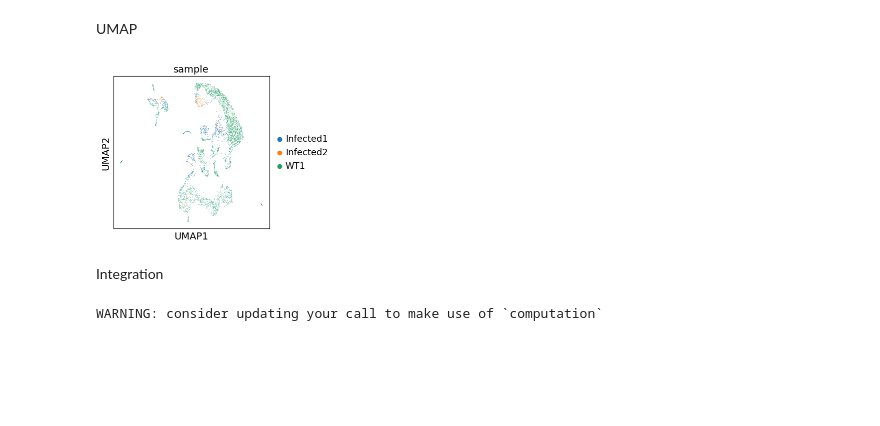
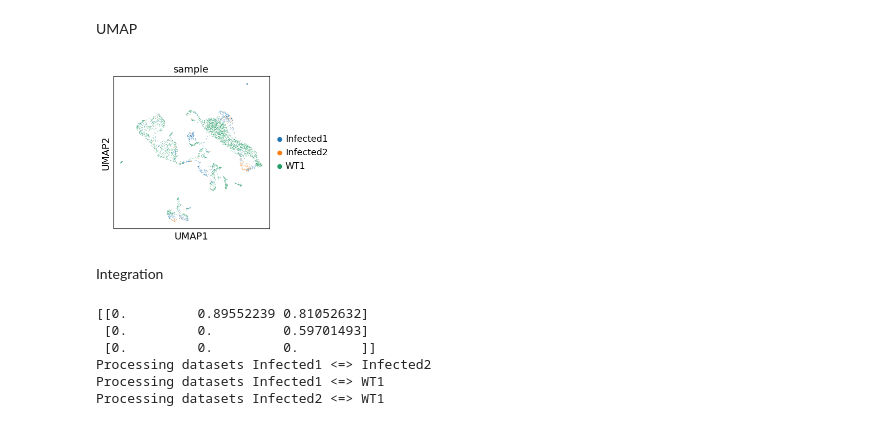
Before and after one commit to CorwinAnsley/biol5177_work, a Jupyter notebook: cw_2/cw_analysis.ipynb, the cells around one changed output. Drawn from its saved outputs; the diff is of its cells as text; code cells hidden in the pictures; blank space fills up the shorter version.

```diff
--- a/cw_2/cw_analysis.ipynb
+++ b/cw_2/cw_analysis.ipynb
@@ -33,11 +33,12 @@ def load_count_data_csv(data_dir, samples, counts_matrix = 'counts_matrix.csv',
     adata = ad.concat(adata_dict, label="sample")
     #adata.obs_names_make_unique()
 
-    return adata
+    return adata, adata_dict
 
     #return adata_dict
 
-adata = load_count_data_csv(DATA_DIR, SAMPLES)
+#adata = load_count_data_csv(DATA_DIR, SAMPLES)
+adata, adata_dict = load_count_data_csv(DATA_DIR, SAMPLES)
 # %% [output]
 Infected1
 Infected2
@@ -63,17 +64,24 @@ sc.pl.scatter(adata, "total_counts", "n_genes_by_counts", color="pct_counts_mt")
 # %% [markdown]
 Filter
 # %%
-sc.pp.filter_cells(adata, min_genes=100)
-sc.pp.filter_cells(adata, max_genes=2500)
-sc.pp.filter_genes(adata, min_cells=3)
+def qc_filters(adata, min_genes=100, max_genes=2500, min_cells=3):
+    sc.pp.filter_cells(adata, min_genes=100)
+    sc.pp.filter_cells(adata, max_genes=2500)
+    sc.pp.filter_genes(adata, min_cells=3)
+    return adata
+adata = qc_filters(adata)
 # %% [markdown]
 Normalise data
 # %%
-adata.layers["counts"] = adata.X.copy()
-# Normalizing to median total counts
-sc.pp.normalize_total(adata)
-# Logarithmize
-sc.pp.log1p(adata)
+def normalise_data(adata):
+    adata.layers["counts"] = adata.X.copy()
+    # Normalizing to median total counts
+    sc.pp.normalize_total(adata)
+    # Logarithmize
+    sc.pp.log1p(adata)
+    return adata
+
+adata = normalise_data(adata)
 # %% [markdown]
 Feature selection
 # %%
@@ -108,23 +116,30 @@ sc.pl.pca(
 # %% [markdown]
 UMAP
 # %%
-sc.pp.neighbors(adata, n_pcs=19)
-sc.tl.umap(adata)
+uninter_adata = adata.copy()
+sc.pp.neighbors(uninter_adata, n_pcs=28)
+sc.tl.umap(uninter_adata)
 # %%
 sc.pl.umap(
-    adata,
+    uninter_adata,
     color="sample",
     size=2,
     return_fig=True
-).savefig('./plots/i_umap.pdf', bbox_inches='tight')
+).savefig('./plots/umap.pdf', bbox_inches='tight')
 #fig.savefig('test.png')
 # %% [output]
-[figure, old version]
+[figure, new version]
 # %% [markdown]
 Integration
 # %%
-#sc.external.pp.scanorama_integrate(adata, "sample")
-adata_integrated = sc.external.pp.bbknn(adata, batch_key="sample")
+adata_integrated = adata.copy()
+sc.external.pp.scanorama_integrate(adata_integrated, "sample")
+#adata_integrated = sc.external.pp.bbknn(adata, batch_key="sample")
 # %% [output]
-WARNING: consider updating your call to make use of `computation`
+[[0.         0.89552239 0.81052632]
+ [0.         0.         0.59701493]
+ [0.         0.         0.        ]]
+Processing datasets Infected1 <=> Infected2
+Processing datasets Infected1 <=> WT1
+Processing datasets Infected2 <=> WT1
 # %%
```
Also changed, not shown: parts of 6 cells of this notebook.
